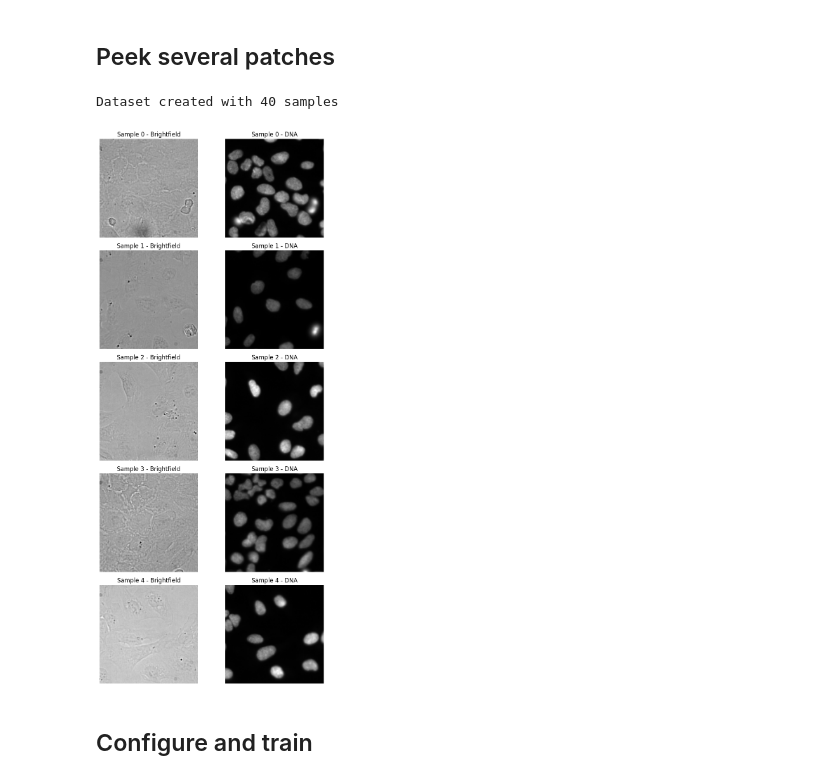
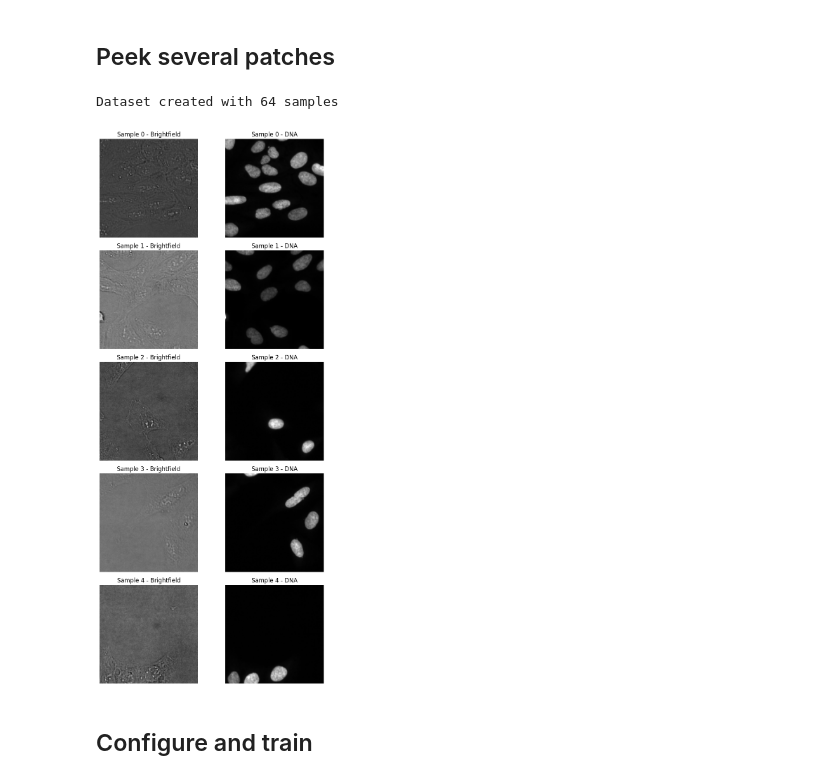
Before and after one commit to wli51/virtual_stain_flow, a Jupyter notebook: examples/training_with_logging_example.ipynb, the cells around one changed output. Saved outputs shown, nothing was run; the diff lists cells and outputs as text; code cells hidden in the pictures.

Commit message:
Update example notebook to use public dataset

```diff
--- a/examples/training_with_logging_example.ipynb
+++ b/examples/training_with_logging_example.ipynb
@@ -118,32 +238,32 @@ Subset number of samples: 40
 ## Peek several patches
 # %%
 # Create dataset instance
-dataset = SimpleDataset(index, data_dir)
+dataset = SimpleDataset(X, Y, crop_size=256)
 print(f"Dataset created with {len(dataset)} samples")
 
 # Plot the first 5 samples from the dataset
 fig, axes = plt.subplots(5, 2, figsize=(8, 16))
 
 for i in range(5):
     brightfield, dna = dataset[i]
     brightfield = brightfield.numpy().squeeze()
     dna = dna.numpy().squeeze()
 
     # Plot brightfield image
     axes[i, 0].imshow(brightfield.squeeze(), cmap='gray')
     axes[i, 0].set_title(f'Sample {i} - Brightfield')
     axes[i, 0].axis('off')
 
     # Plot DNA image
     axes[i, 1].imshow(dna.squeeze(), cmap='gray')
     axes[i, 1].set_title(f'Sample {i} - DNA')
     axes[i, 1].axis('off')
 
 plt.tight_layout()
 plt.show()
 # %% [output]
-Dataset created with 40 samples
+Dataset created with 64 samples
-[figure, old version]
+[figure, new version]
 # %% [markdown]
 ## Configure and train
 # %%
```
Also changed, not shown: parts of 10 cells of this notebook, 1 other file.
